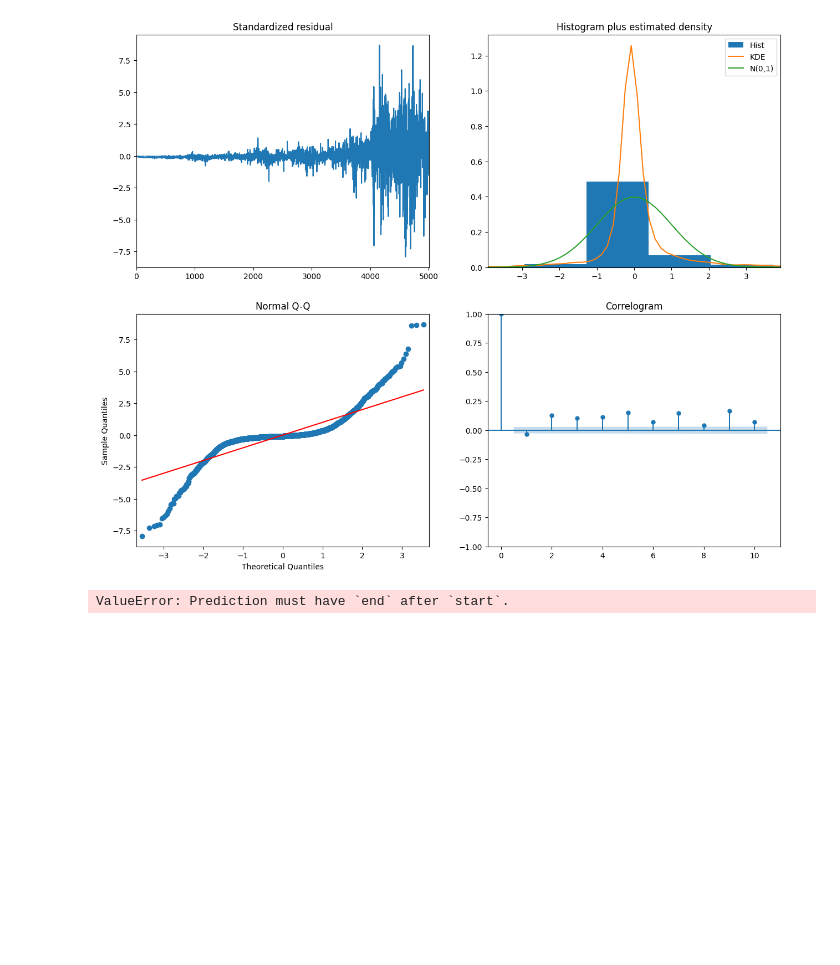
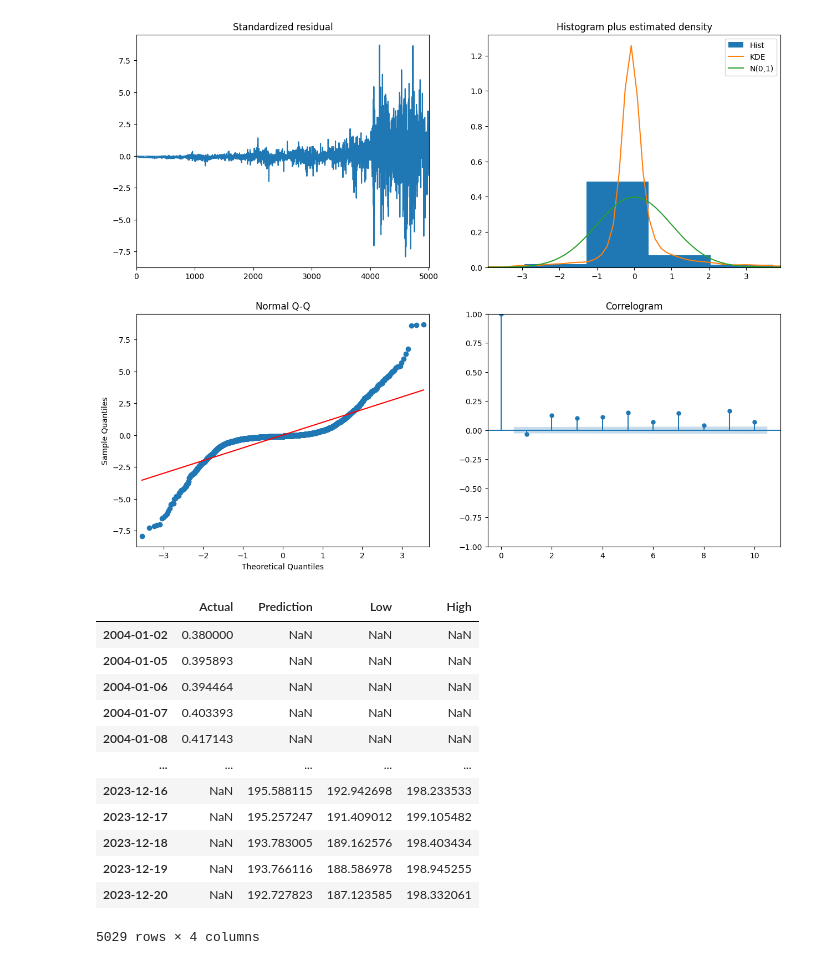
Before and after one commit to readingshapes/stock_forecasting, a Jupyter notebook: stock_forecasting_kevin.ipynb, the cells around one changed output. Saved outputs shown, nothing was run; the diff lists cells and outputs as text; code cells hidden in the pictures; blank space fills up the shorter version.

```diff
--- a/stock_forecasting_kevin.ipynb
+++ b/stock_forecasting_kevin.ipynb
@@ -133,6 +133,20 @@ def forecast(model, df, forecast_date):
 
     return df_result
 # %%
-test=forecast(loaded_model, apple_transformed, "2023-12-13")
+test=forecast(loaded_model, apple_transformed, "2023-12-20")
-# %% [output]
-ValueError: Prediction must have `end` after `start`.
+# %%
+test
+# %% [output]
+|  | Actual | Prediction | Low | High |
+| 2004-01-02 | 0.380000 | NaN | NaN | NaN |
+| 2004-01-05 | 0.395893 | NaN | NaN | NaN |
+| 2004-01-06 | 0.394464 | NaN | NaN | NaN |
+| 2004-01-07 | 0.403393 | NaN | NaN | NaN |
+| 2004-01-08 | 0.417143 | NaN | NaN | NaN |
+| ... | ... | ... | ... | ... |
+| 2023-12-16 | NaN | 195.588115 | 192.942698 | 198.233533 |
+| 2023-12-17 | NaN | 195.257247 | 191.409012 | 199.105482 |
+| 2023-12-18 | NaN | 193.783005 | 189.162576 | 198.403434 |
+| 2023-12-19 | NaN | 193.766116 | 188.586978 | 198.945255 |
+| 2023-12-20 | NaN | 192.727823 | 187.123585 | 198.332061 |
+5029 rows × 4 columns
```
Also changed, not shown: parts of 1 cell of this notebook.
